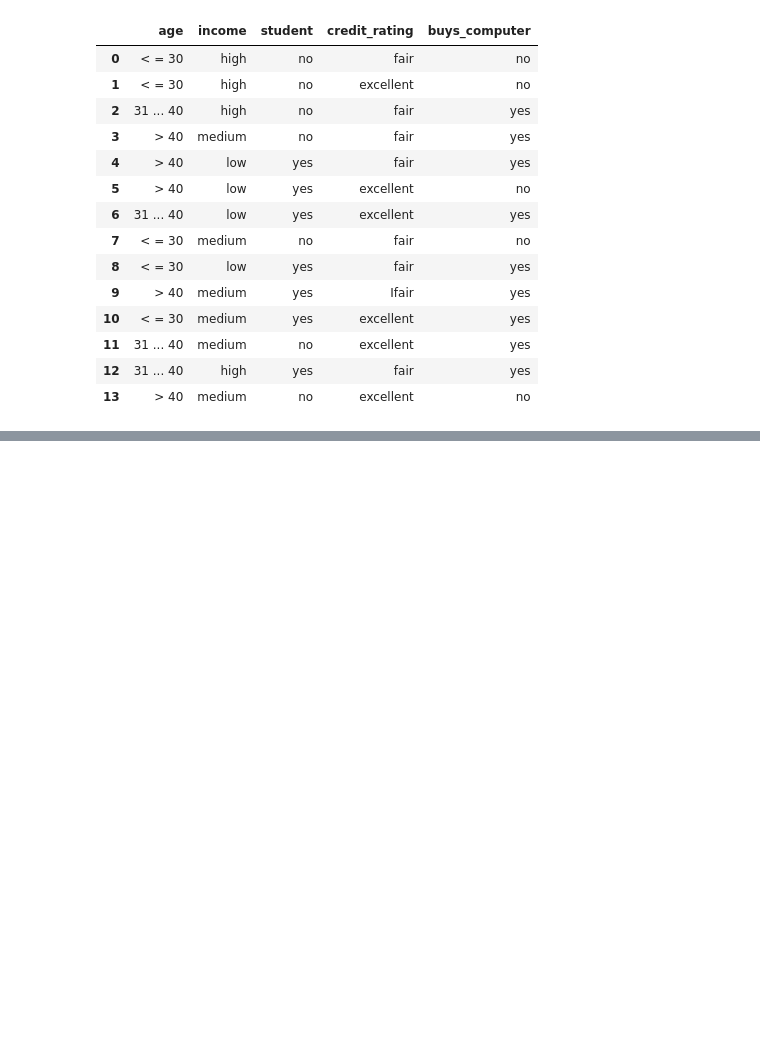
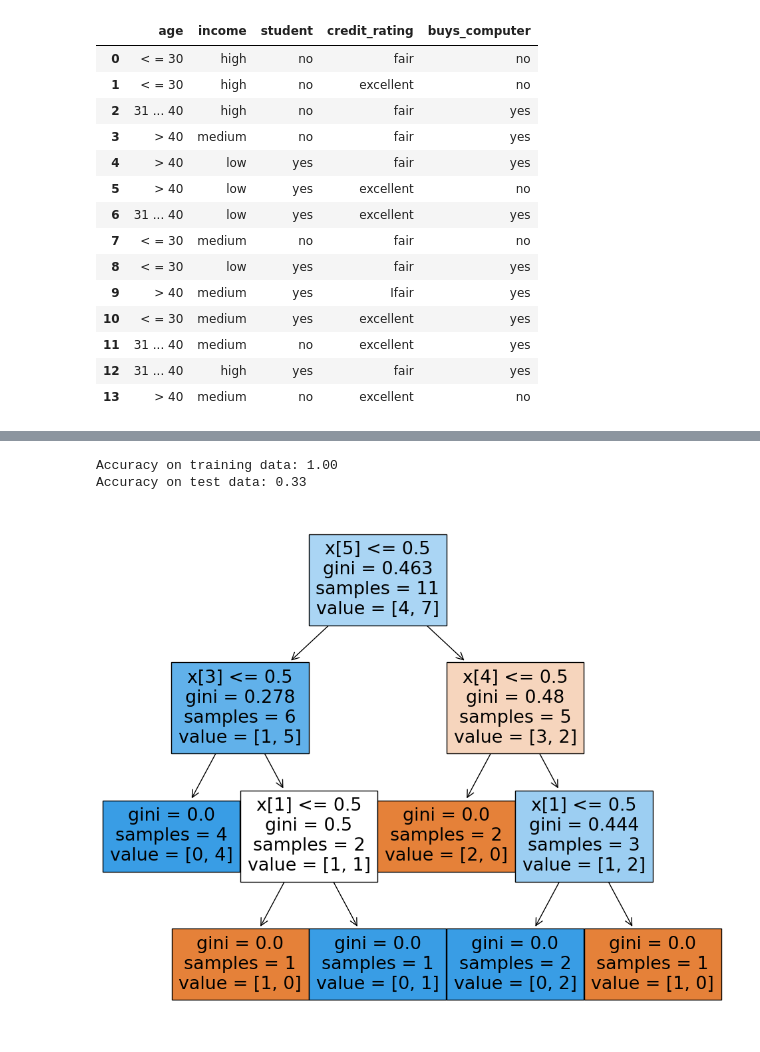
Before and after one commit to PrabhavRaviTammanashastri938/MachineLearning_21162, a Jupyter notebook: ML_Lab4.ipynb, the cells around one changed output, grey strips where cells are left out. Saved outputs shown, nothing was run; the diff lists cells and outputs as text; code cells hidden in the pictures; blank space fills up the shorter version.

```diff
--- a/ML_Lab4.ipynb
+++ b/ML_Lab4.ipynb
@@ -23,0 +96,8 @@ df
+# %%
+data1 = pd.read_excel(r'MLLab3Data.xlsx')
+df = pd.get_dummies(data1, drop_first=True)
+
+model= DecisionTreeClassifier()
+model.fit(X,y)
+model.score(X, y)#Training Set accuracy
+model.score(X,y)#Test Set Accuracy
@@ -23,0 +128,22 @@ df
+# %%
+X_train, X_test, y_train, y_test = train_test_split(X, y, test_size=0.2, random_state=42)
+clf = DecisionTreeClassifier()
+
+clf.fit(X_train, y_train)
+
+y_train_pred = clf.predict(X_train)
+y_test_pred = clf.predict(X_test)
+
+train_accuracy = accuracy_score(y_train, y_train_pred)
+test_accuracy = accuracy_score(y_test, y_test_pred)
+
+print(f"Accuracy on training data: {train_accuracy:.2f}")
+print(f"Accuracy on test data: {test_accuracy:.2f}")
+
+plt.figure(figsize=(12, ))
+plot_tree(clf, filled=True)
+plt.show()
+# %% [output]
+Accuracy on training data: 1.00
+Accuracy on test data: 0.33
+[figure, added]
```
Also changed, not shown: parts of 10 cells of this notebook.
